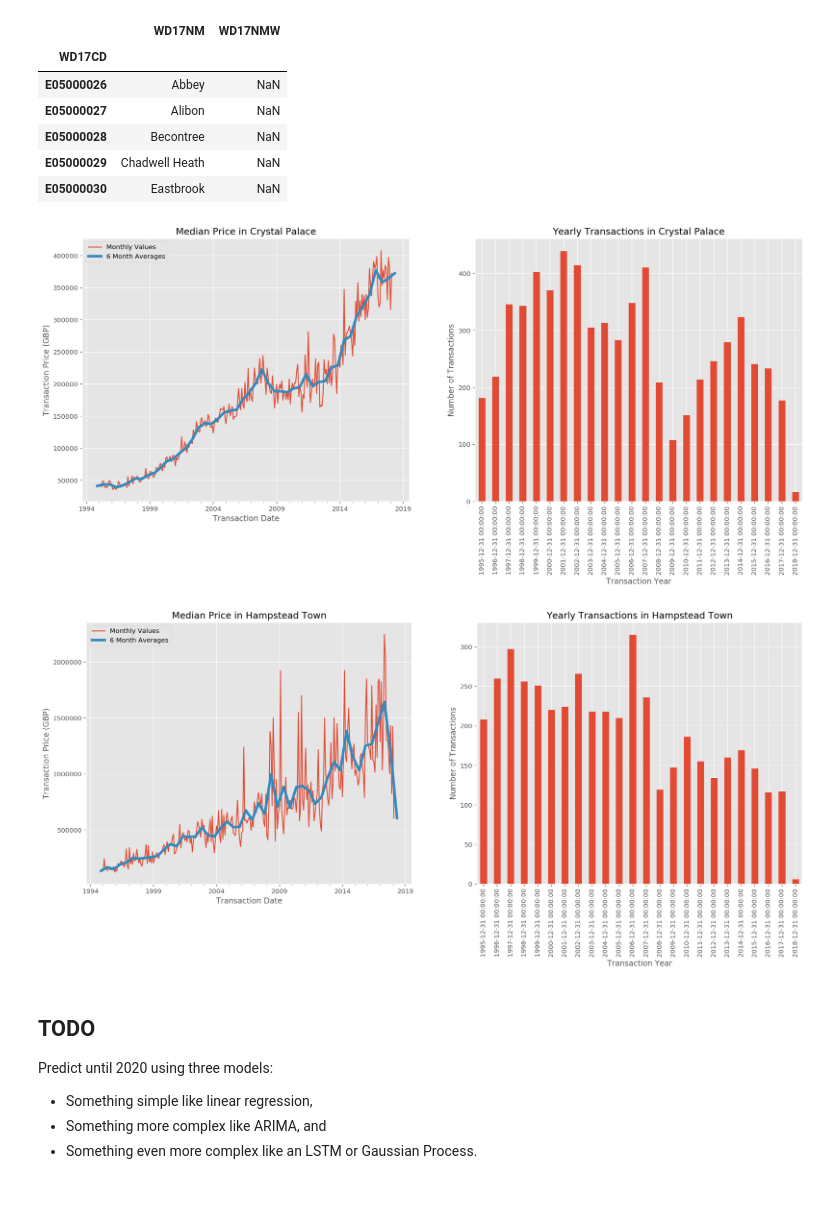
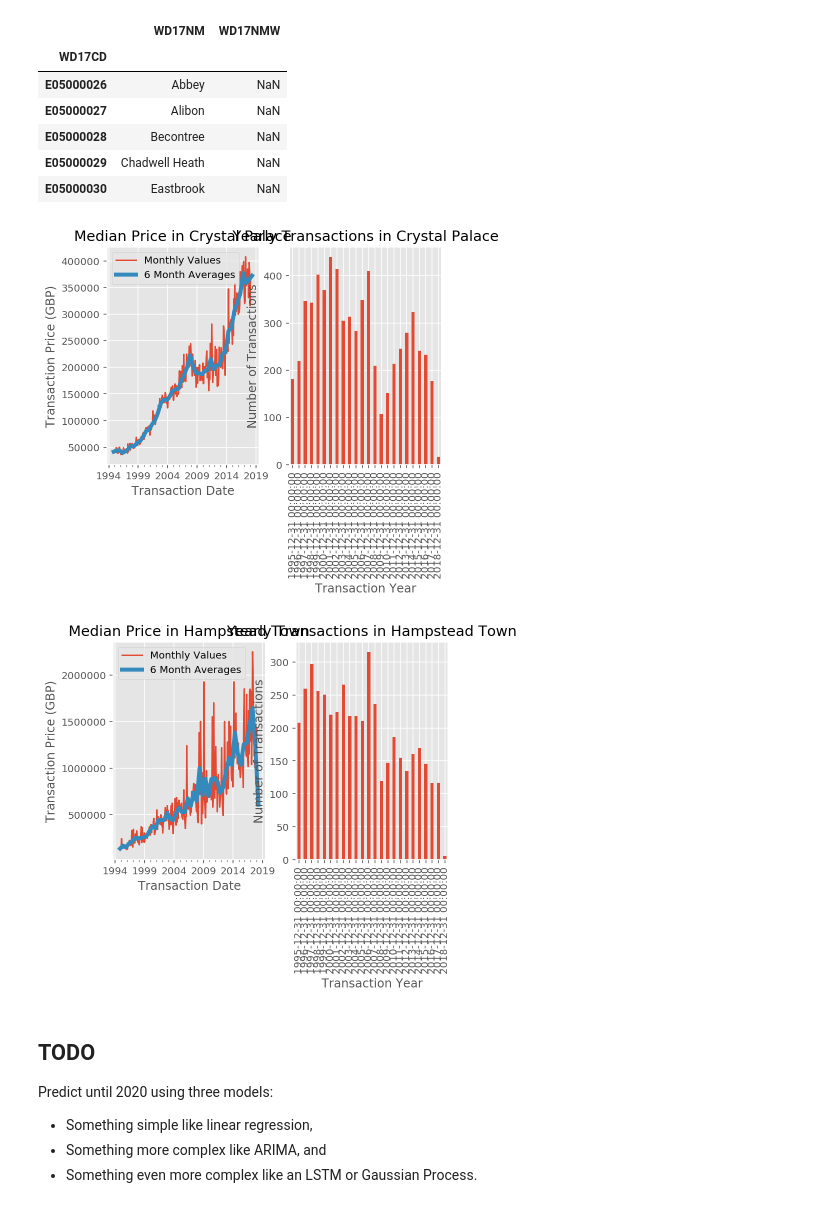
Before and after one commit to hnarayanan/homepricer, a Jupyter notebook: sandbox/notebooks/Exploratory Analysis.ipynb, the cells around one changed output. Drawn from its saved outputs; the diff is of its cells as text; code cells hidden in the pictures.

```diff
--- a/sandbox/notebooks/Exploratory Analysis.ipynb
+++ b/sandbox/notebooks/Exploratory Analysis.ipynb
@@ -155,32 +154,31 @@ wards.head()
 | E05000030 | Eastbrook | NaN |
 # %%
 # london_wards = ['E05000{0:03d}'.format(n) for n in range(26, 650)]
-matplotlib.rcParams['figure.figsize'] = (20.0, 7.5)
 london_wards = wards[wards['WD17NM'].isin(['Crystal Palace', 'Hampstead Town'])].index.tolist()
 for ward in london_wards:
     ward_name = wards.loc[ward]['WD17NM']
     ward_postcodes = postcode_locations[postcode_locations['ward'] == ward].index
     property_transactions_ward = property_transactions[property_transactions['property_postcode'].isin(ward_postcodes)]
 
     fig, axes = matplotlib.pyplot.subplots(nrows=1, ncols=2)
 
     monthly_prices_ward = property_transactions_ward.groupby(pd.Grouper(key='transaction_transfer_date', freq='M'))
     monthly_prices_ward_medians = monthly_prices_ward.agg({'transaction_price': ['median']})
     monthly_prices_ward_medians.plot(title="Median Price in {ward}".format(ward=ward_name), ax=axes[0])
     monthly_prices_ward_medians.resample('6M').mean().plot(lw=4, ax=axes[0])
     axes[0].set_xlabel('Transaction Date')
     axes[0].set_ylabel('Transaction Price (GBP)')
     axes[0].legend(['Monthly Values', '6 Month Averages'])
 
     yearly_transactions_ward = property_transactions_ward.groupby(pd.Grouper(key='transaction_transfer_date', freq='Y'))
     yearly_transactions_ward_counts = yearly_transactions_ward.agg({'transaction_id': ['count']})
     yearly_transactions_ward_counts.plot.bar(title="Yearly Transactions in {ward}".format(ward=ward_name), ax=axes[1], legend=None)
     axes[1].set_xlabel('Transaction Year')
     axes[1].set_ylabel('Number of Transactions')
     fig.savefig('plots/{ward}'.format(ward=wards.loc[ward]['WD17NM']))
 # %% [output]
-[figure, old version]
+[figure, new version]
-[figure, old version]
+[figure, new version]
 # %% [markdown]
 ## TODO
 
```
Also changed, not shown: parts of 7 cells of this notebook.
